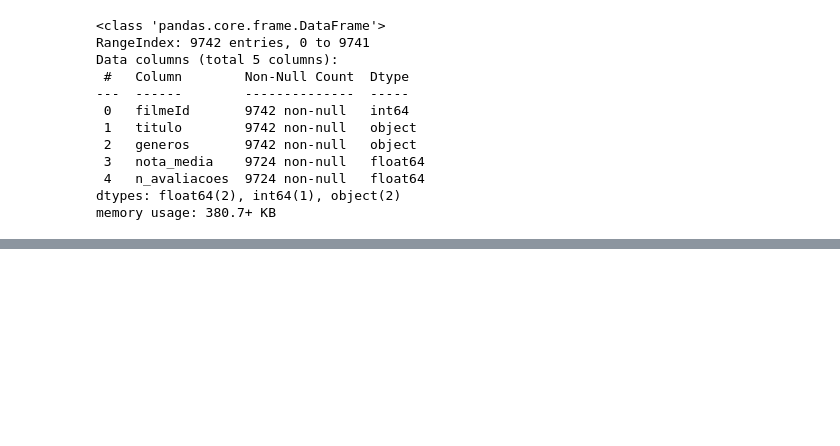
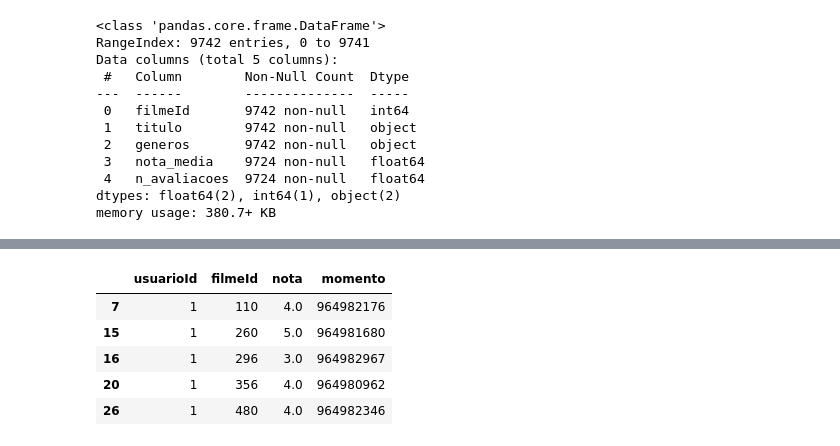
Before and after one commit to marimigliorini/MovieLens_DataSet, a Jupyter notebook: Analise_MovieLens.ipynb, the cells around one changed output, grey strips where cells are left out. Saved outputs shown, nothing was run; the diff lists cells and outputs as text; code cells hidden in the pictures; blank space fills up the shorter version.

```diff
--- a/Analise_MovieLens.ipynb
+++ b/Analise_MovieLens.ipynb
@@ -223,0 +278,9 @@ plt.show()
+# %%
+avaliacoes[avaliacoes['filmeId'].isin(filmes.sort_values(by=['n_avaliacoes'],ascending=False)['filmeId'][0:10].to_list())].head()
+# %% [output]
+|  | usuarioId | filmeId | nota | momento |
+| 7 | 1 | 110 | 4.0 | 964982176 |
+| 15 | 1 | 260 | 5.0 | 964981680 |
+| 16 | 1 | 296 | 3.0 | 964982967 |
+| 20 | 1 | 356 | 4.0 | 964980962 |
+| 26 | 1 | 480 | 4.0 | 964982346 |
```
Also changed, not shown: parts of 17 cells of this notebook.
